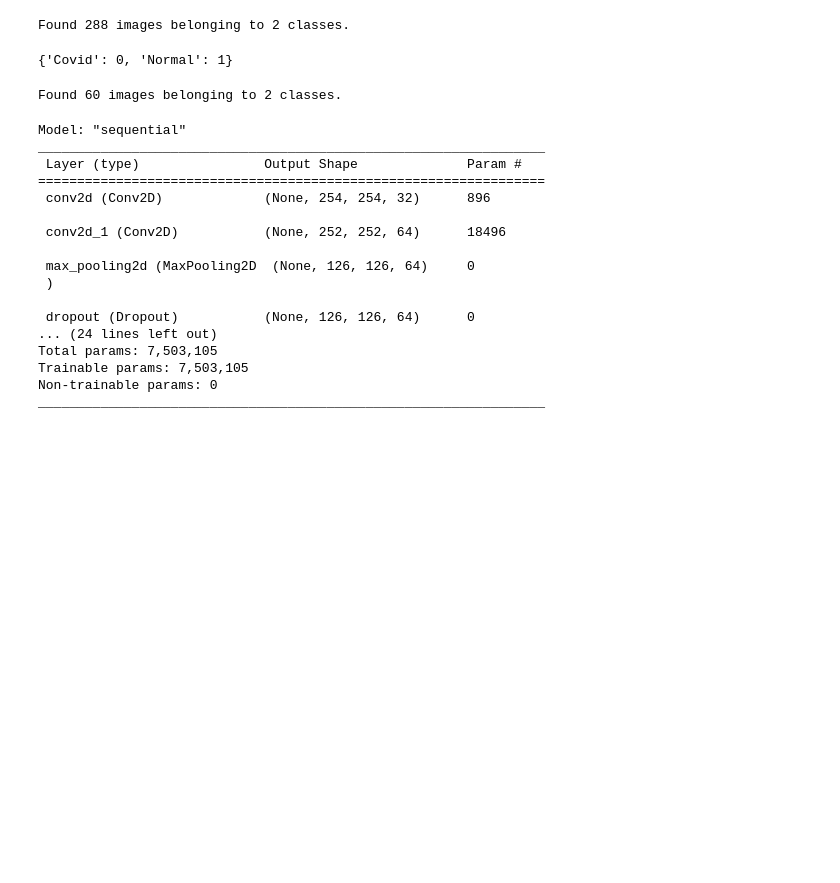
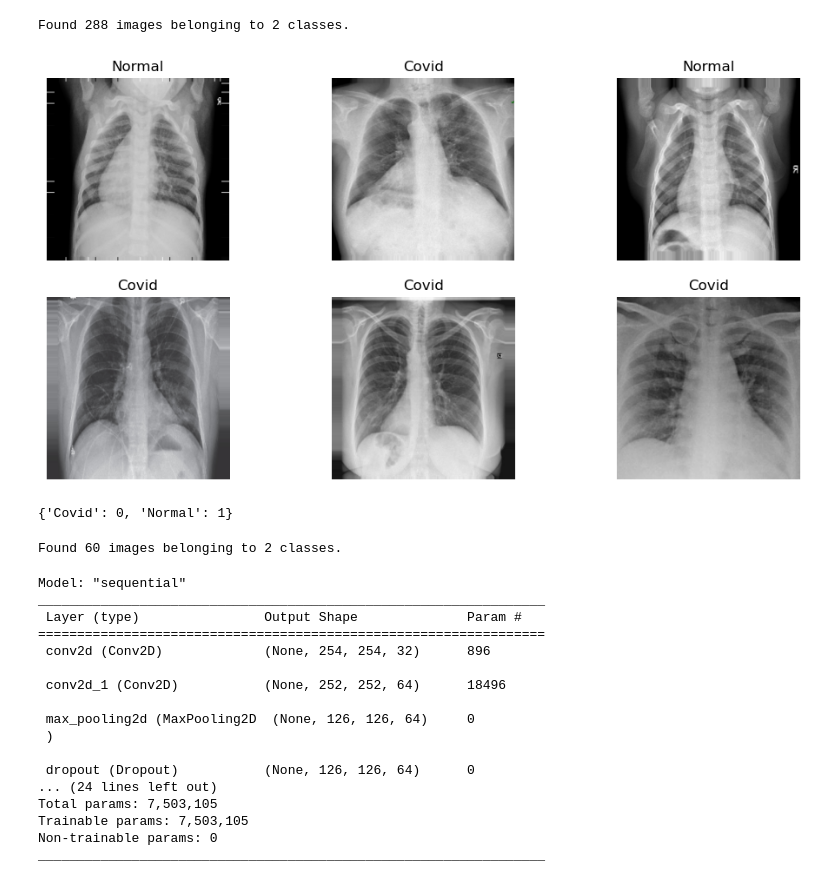
Before and after one commit to Dnyanal121/AI_Powered_Brain_Tumor_and_Covid_Diagnosis, a Jupyter notebook: Covid.ipynb, the cells around one changed output. Drawn from its saved outputs; the diff is of its cells as text; code cells hidden in the pictures; blank space fills up the shorter version.

Commit message:
First Conmmit

```diff
--- a/Covid.ipynb
+++ b/Covid.ipynb
@@ -10,6 +10,29 @@ train_datagen=image.ImageDataGenerator(rescale=1/255, horizontal_flip=True, zoom
 train_data= train_datagen.flow_from_directory(directory=r"D:\abcdefghj\Projects\Covid_Detection\Dataset\Train", target_size= (256,256), batch_size=16, class_mode='binary')
 # %% [output]
 Found 288 images belonging to 2 classes.
+# %%
+import matplotlib.pyplot as plt
+
+# Assuming you have already created the train_data generator
+
+# Get a batch of images and labels
+images, labels = train_data.next()
+
+# Display a few sample images and their corresponding labels
+plt.figure(figsize=(12, 6))
+for i in range(6):  # Display the first 6 images from the batch
+    plt.subplot(2, 3, i + 1)
+    plt.imshow(images[i])
+    if labels[i] == 0:
+        label_text = "Covid"
+    else:
+        label_text = "Normal"
+    plt.title(label_text)
+    plt.axis('off')
+
+plt.show()
+# %% [output]
+[figure, added]
 # %%
 train_data.class_indices
 # %% [output]
```
Also changed, not shown: parts of 11 cells of this notebook, 14 other files.
